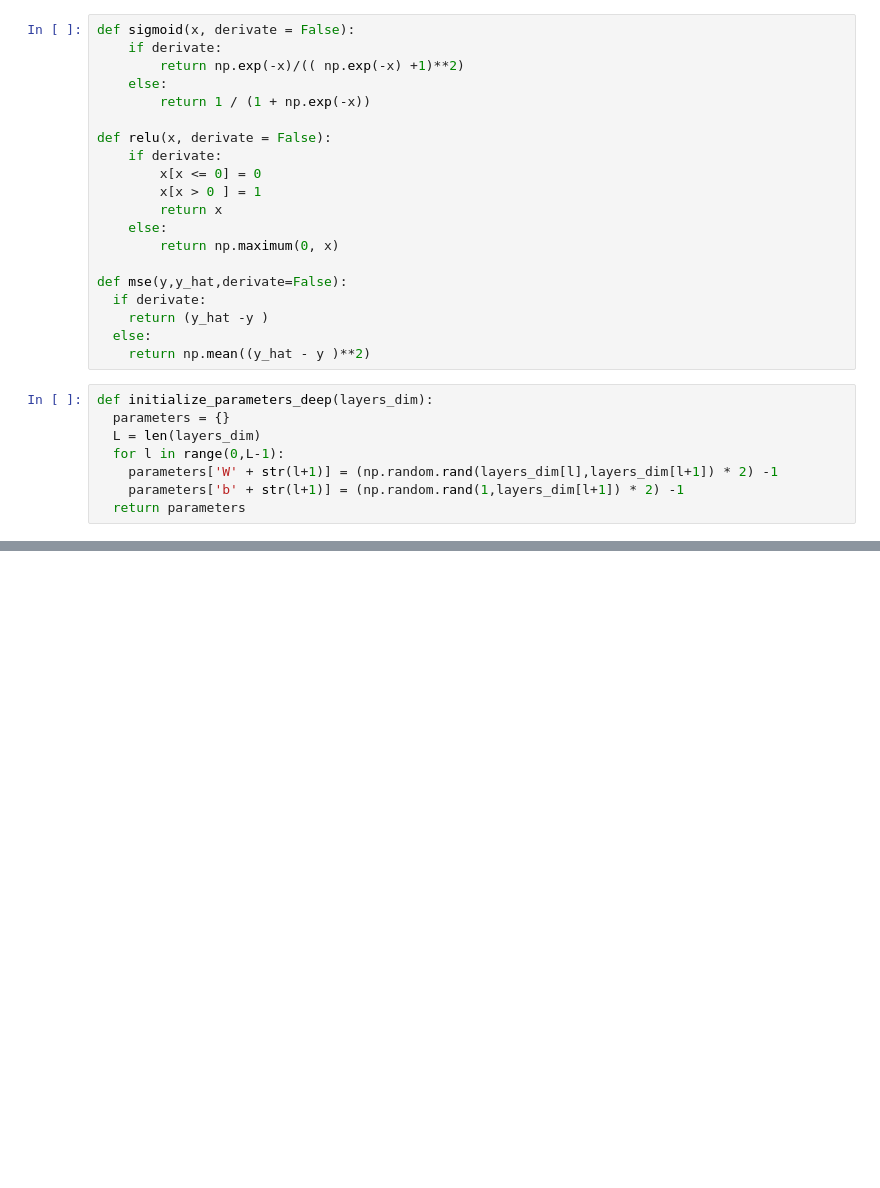
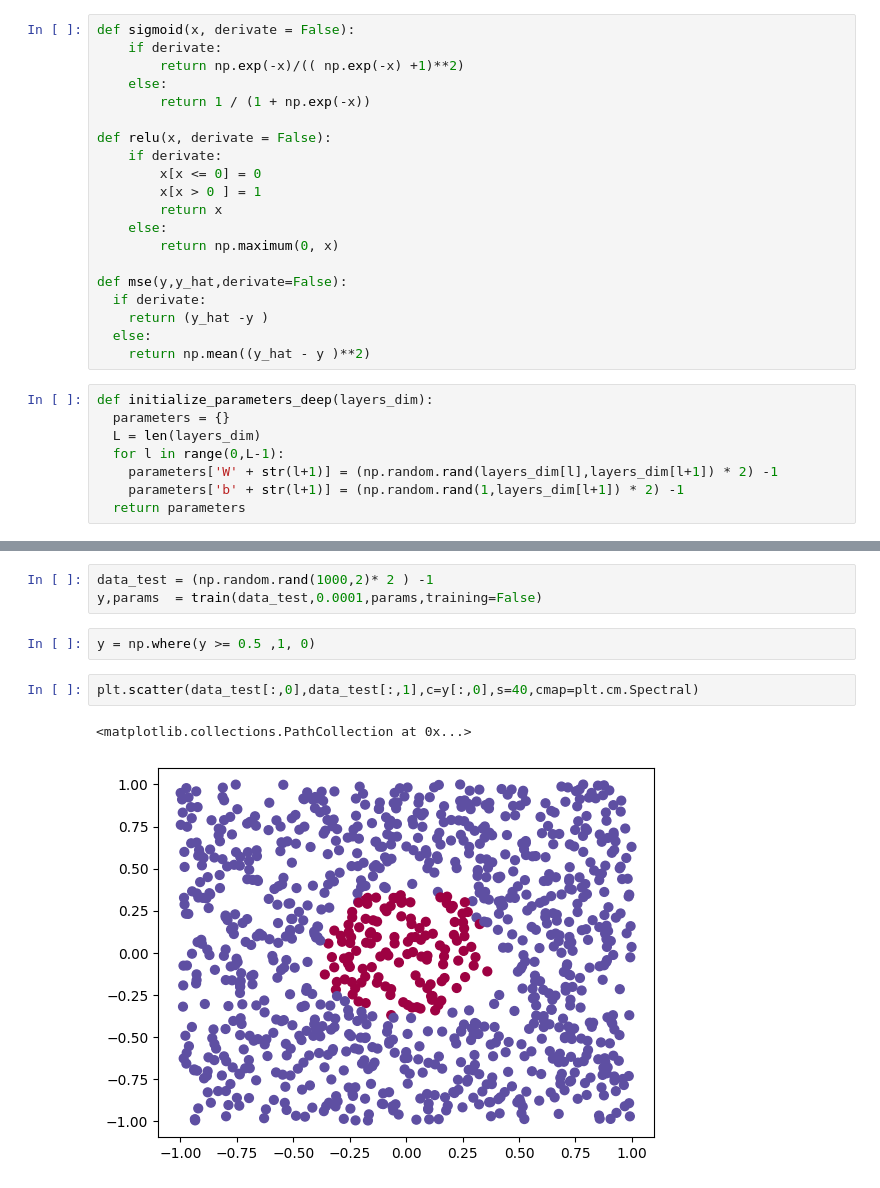
Before and after one commit to daniel542813x/deepLearning, a Jupyter notebook: RedNeuronalConNumpy.ipynb, the cells around one changed output, grey strips where cells are left out. Drawn from its saved outputs; the diff is of its cells as text; blank space fills up the shorter version.

```diff
--- a/RedNeuronalConNumpy.ipynb
+++ b/RedNeuronalConNumpy.ipynb
@@ -108,0 +107,10 @@ ValueError: ignored
+# %%
+data_test = (np.random.rand(1000,2)* 2 ) -1
+y,params  = train(data_test,0.0001,params,training=False)
+# %%
+y = np.where(y >= 0.5 ,1, 0)
+# %%
+plt.scatter(data_test[:,0],data_test[:,1],c=y[:,0],s=40,cmap=plt.cm.Spectral)
+# %% [output]
+<matplotlib.collections.PathCollection at 0x...>
+[figure, added]
```
Also changed, not shown: parts of 5 cells of this notebook.
